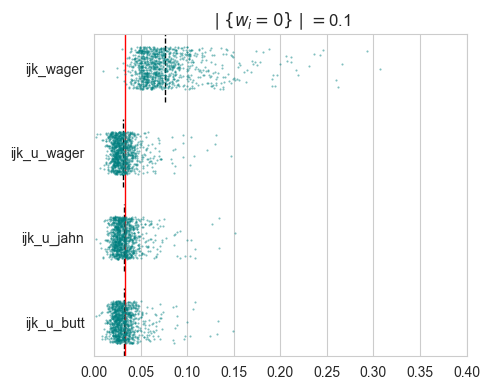
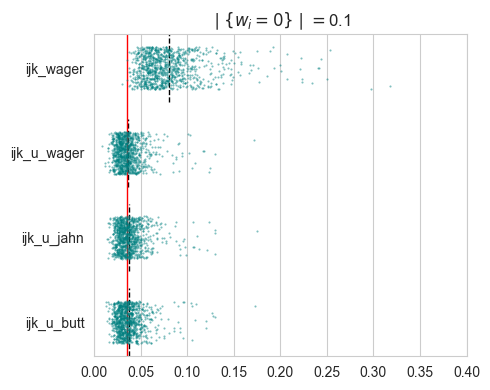
Unified diff of the notebook cell whose output changed from the first chart to the second:
--- before
+++ after
@@ -1,3 +1,3 @@
-def save_var(results1,prop_weights):
+def save_var(results1,prop_weights, xlim2):
 
     n = results1['wb_pred'].shape[0]  
@@ -39,5 +39,5 @@
         plt.xlabel("")
 
-    plt.xlim([0, 0.4])
+    plt.xlim(xlim2)
     plt.ylabel("")
     plt.tight_layout()
@@ -46,5 +46,5 @@
     plt.savefig("./help_figures/vars"+str(prop_weights)+".png", dpi=300)
 
-save_var(results1,1)
-save_var(results3,3)
-save_var(results5,5)
+save_var(results1,1,xlim2)
+save_var(results3,3,xlim2)
+save_var(results5,5,xlim2)

Commit: figure3 morris changed location